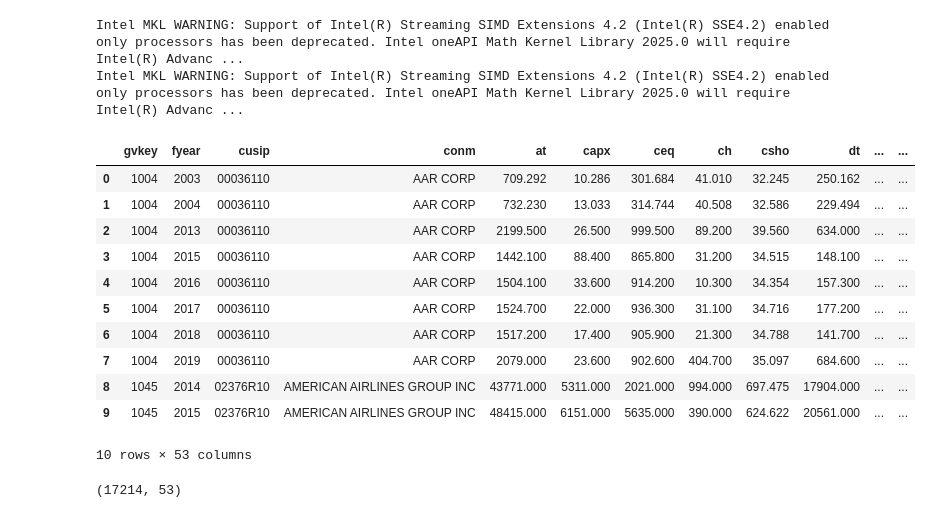
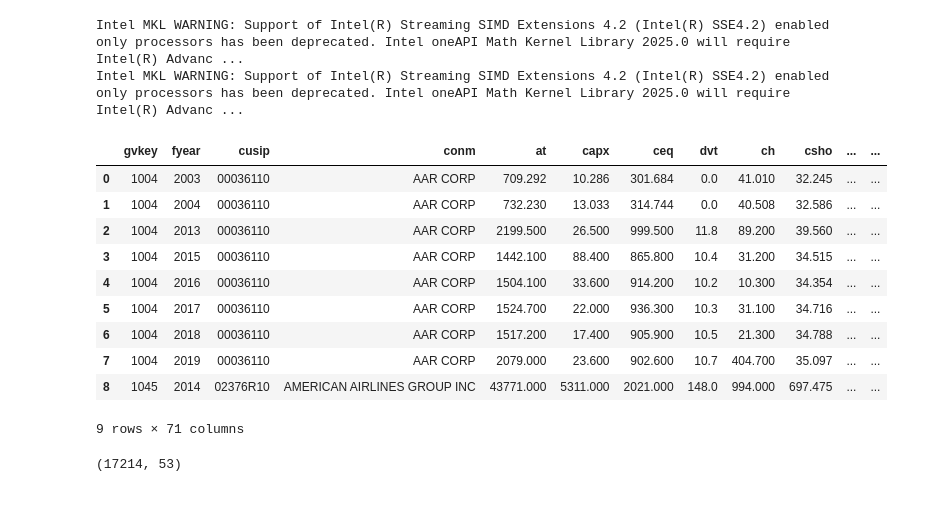
Before and after one commit to oliverangelil/ipynb, a Jupyter notebook: julie_eda.ipynb, the cells around one changed output. Saved outputs shown, nothing was run; the diff lists cells and outputs as text; code cells hidden in the pictures.

```diff
--- a/julie_eda.ipynb
+++ b/julie_eda.ipynb
@@ -1,22 +1,21 @@
 # %%
 import pandas as pd
 df = pd.read_csv("final_data.csv")
-df.head(10)
+df.head(9)
 # %% [output]
 Intel MKL WARNING: Support of Intel(R) Streaming SIMD Extensions 4.2 (Intel(R) SSE4.2) enabled only processors has been deprecated. Intel oneAPI Math Kernel Library 2025.0 will require Intel(R) Advanc ...
 Intel MKL WARNING: Support of Intel(R) Streaming SIMD Extensions 4.2 (Intel(R) SSE4.2) enabled only processors has been deprecated. Intel oneAPI Math Kernel Library 2025.0 will require Intel(R) Advanc ...
-|  | gvkey | fyear | cusip | conm | at | capx | ceq | ch | csho | dt | ... | ... |
-| 0 | 1004 | 2003 | 00036110 | AAR CORP | 709.292 | 10.286 | 301.684 | 41.010 | 32.245 | 250.162 | ... | ... |
-| 1 | 1004 | 2004 | 00036110 | AAR CORP | 732.230 | 13.033 | 314.744 | 40.508 | 32.586 | 229.494 | ... | ... |
-| 2 | 1004 | 2013 | 00036110 | AAR CORP | 2199.500 | 26.500 | 999.500 | 89.200 | 39.560 | 634.000 | ... | ... |
-| 3 | 1004 | 2015 | 00036110 | AAR CORP | 1442.100 | 88.400 | 865.800 | 31.200 | 34.515 | 148.100 | ... | ... |
-| 4 | 1004 | 2016 | 00036110 | AAR CORP | 1504.100 | 33.600 | 914.200 | 10.300 | 34.354 | 157.300 | ... | ... |
-| 5 | 1004 | 2017 | 00036110 | AAR CORP | 1524.700 | 22.000 | 936.300 | 31.100 | 34.716 | 177.200 | ... | ... |
-| 6 | 1004 | 2018 | 00036110 | AAR CORP | 1517.200 | 17.400 | 905.900 | 21.300 | 34.788 | 141.700 | ... | ... |
-| 7 | 1004 | 2019 | 00036110 | AAR CORP | 2079.000 | 23.600 | 902.600 | 404.700 | 35.097 | 684.600 | ... | ... |
-| 8 | 1045 | 2014 | 02376R10 | AMERICAN AIRLINES GROUP INC | 43771.000 | 5311.000 | 2021.000 | 994.000 | 697.475 | 17904.000 | ... | ... |
-| 9 | 1045 | 2015 | 02376R10 | AMERICAN AIRLINES GROUP INC | 48415.000 | 6151.000 | 5635.000 | 390.000 | 624.622 | 20561.000 | ... | ... |
+|  | gvkey | fyear | cusip | conm | at | capx | ceq | dvt | ch | csho | ... | ... |
+| 0 | 1004 | 2003 | 00036110 | AAR CORP | 709.292 | 10.286 | 301.684 | 0.0 | 41.010 | 32.245 | ... | ... |
+| 1 | 1004 | 2004 | 00036110 | AAR CORP | 732.230 | 13.033 | 314.744 | 0.0 | 40.508 | 32.586 | ... | ... |
+| 2 | 1004 | 2013 | 00036110 | AAR CORP | 2199.500 | 26.500 | 999.500 | 11.8 | 89.200 | 39.560 | ... | ... |
+| 3 | 1004 | 2015 | 00036110 | AAR CORP | 1442.100 | 88.400 | 865.800 | 10.4 | 31.200 | 34.515 | ... | ... |
+| 4 | 1004 | 2016 | 00036110 | AAR CORP | 1504.100 | 33.600 | 914.200 | 10.2 | 10.300 | 34.354 | ... | ... |
+| 5 | 1004 | 2017 | 00036110 | AAR CORP | 1524.700 | 22.000 | 936.300 | 10.3 | 31.100 | 34.716 | ... | ... |
+| 6 | 1004 | 2018 | 00036110 | AAR CORP | 1517.200 | 17.400 | 905.900 | 10.5 | 21.300 | 34.788 | ... | ... |
+| 7 | 1004 | 2019 | 00036110 | AAR CORP | 2079.000 | 23.600 | 902.600 | 10.7 | 404.700 | 35.097 | ... | ... |
+| 8 | 1045 | 2014 | 02376R10 | AMERICAN AIRLINES GROUP INC | 43771.000 | 5311.000 | 2021.000 | 148.0 | 994.000 | 697.475 | ... | ... |
-10 rows × 53 columns
+9 rows × 71 columns
 # %%
 df.shape
 # %% [output]
```
